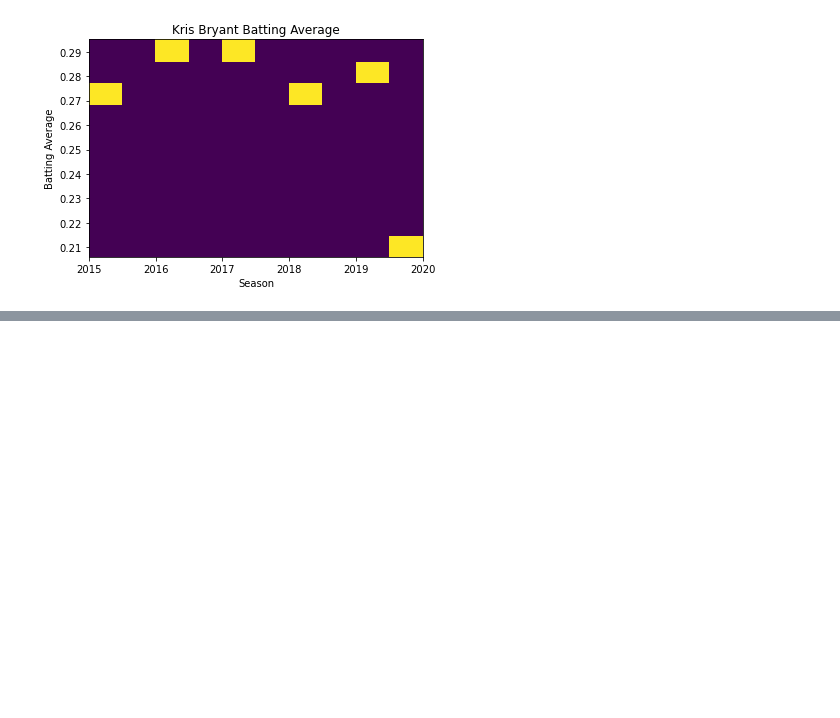
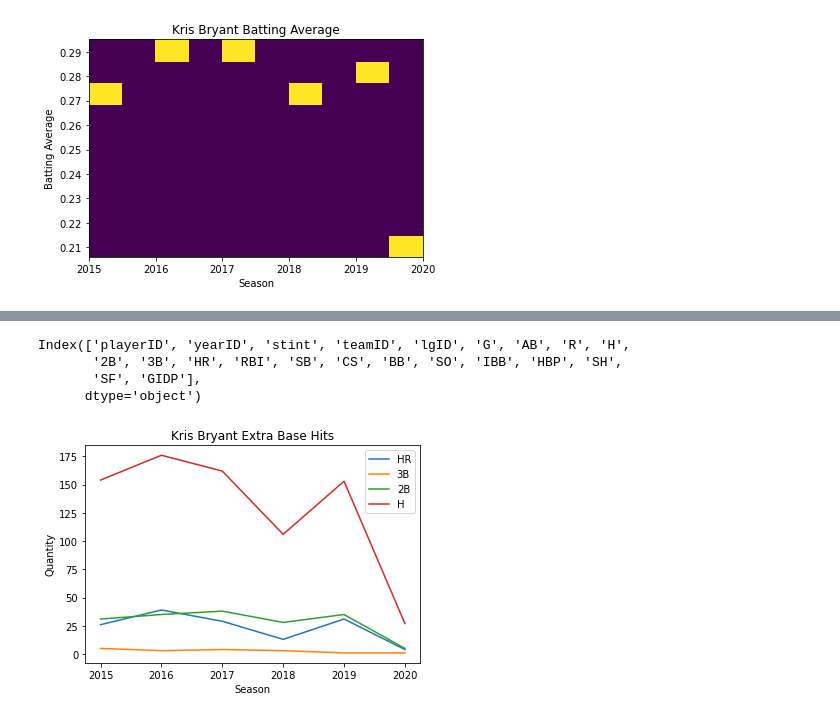
Before and after one commit to matthewjchin/baseballstats, a Jupyter notebook: Slug_Datavis.ipynb, the cells around one changed output, grey strips where cells are left out. Saved outputs shown, nothing was run; the diff lists cells and outputs as text; code cells hidden in the pictures; blank space fills up the shorter version.

```diff
--- a/Slug_Datavis.ipynb
+++ b/Slug_Datavis.ipynb
@@ -267,0 +281,21 @@ plt.show()
+# %%
+kb_stats.columns
+# %% [output]
+Index(['playerID', 'yearID', 'stint', 'teamID', 'lgID', 'G', 'AB', 'R', 'H',
+       '2B', '3B', 'HR', 'RBI', 'SB', 'CS', 'BB', 'SO', 'IBB', 'HBP', 'SH',
+       'SF', 'GIDP'],
+      dtype='object')
+# %%
+# Kris Bryant On Base via extra base hits (XBH)
+
+plt.plot(kb_stats.yearID, kb_stats.HR)
+plt.plot(kb_stats.yearID, kb_stats['3B'])
+plt.plot(kb_stats.yearID, kb_stats['2B'])
+plt.plot(kb_stats.yearID, kb_stats['H'])
+plt.title("Kris Bryant Extra Base Hits")
+plt.legend(["HR", "3B", "2B", "H"])
+plt.xlabel("Season")
+plt.ylabel("Quantity")
+plt.show()
+# %% [output]
+[figure, added]
```
Also changed, not shown: parts of 4 cells of this notebook.
